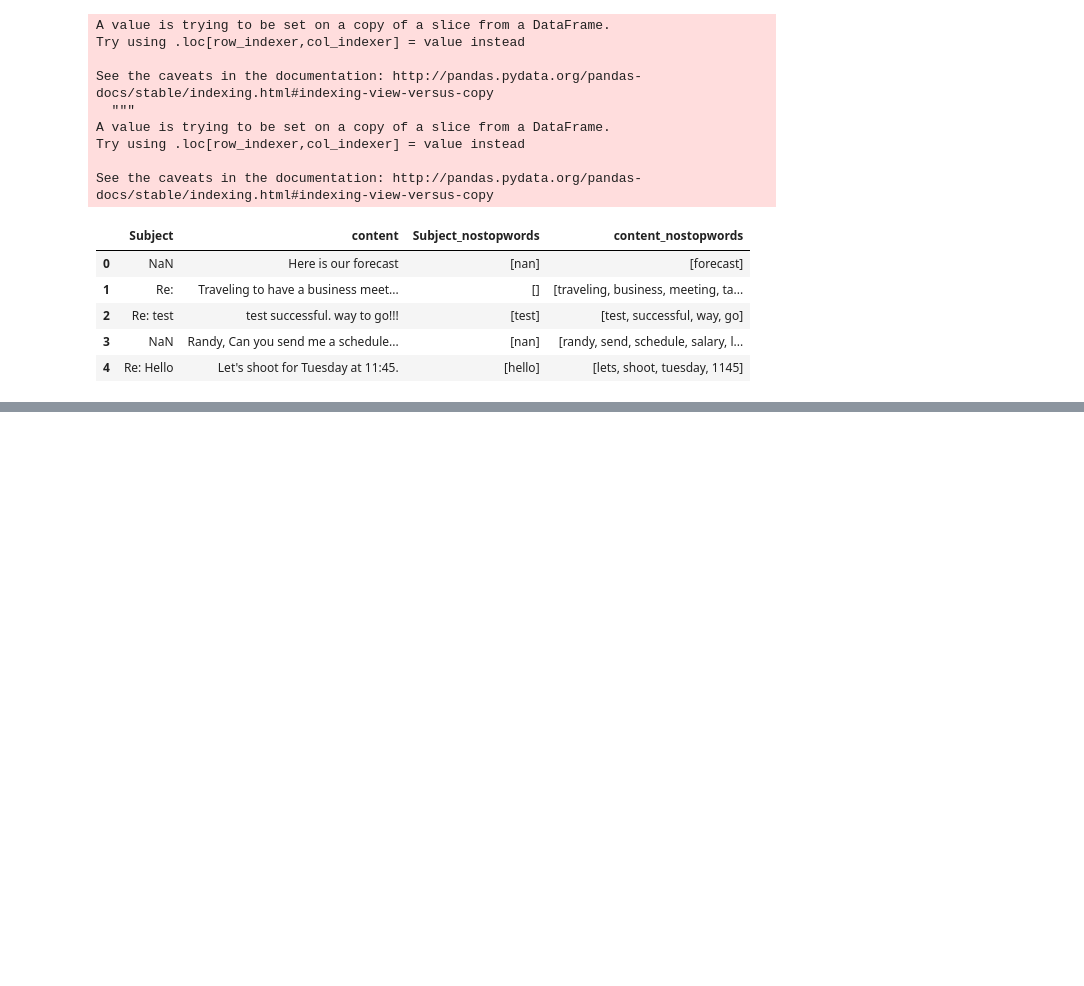
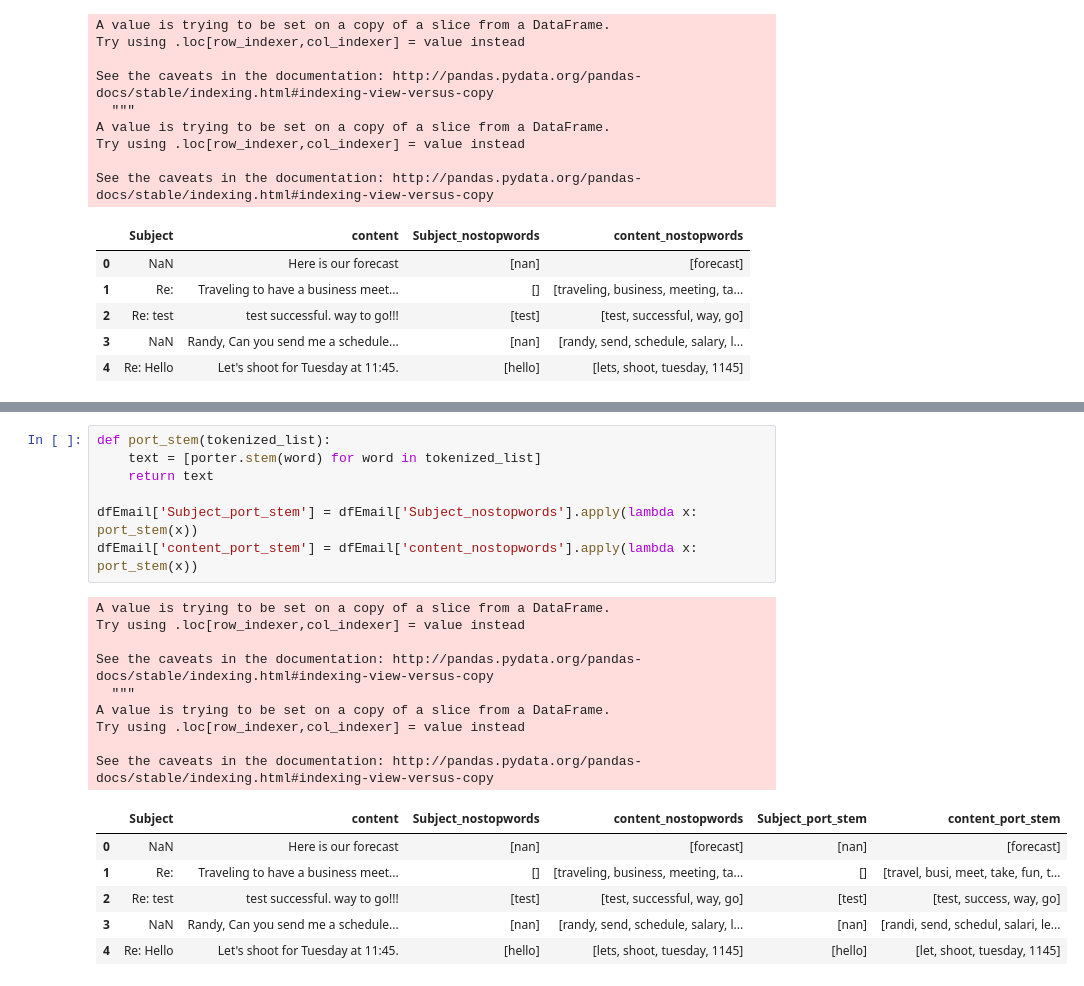
Before and after one commit to Connecting-the-Dots-with-ML/Email-Semantic-Analysis, a Jupyter notebook: NLP_mayur.ipynb, the cells around one changed output, grey strips where cells are left out. Cells and saved outputs as stored; diff of their text form; blank space fills up the shorter version.

```diff
--- a/NLP_mayur.ipynb
+++ b/NLP_mayur.ipynb
@@ -166,0 +206,23 @@ See the caveats in the documentation: http://pandas.pydata.org/pandas-docs/stabl
+# %%
+def port_stem(tokenized_list):
+    text = [porter.stem(word) for word in tokenized_list]
+    return text
+
+dfEmail['Subject_port_stem'] = dfEmail['Subject_nostopwords'].apply(lambda x: port_stem(x))
+dfEmail['content_port_stem'] = dfEmail['content_nostopwords'].apply(lambda x: port_stem(x))
+# %% [output]
+A value is trying to be set on a copy of a slice from a DataFrame.
+Try using .loc[row_indexer,col_indexer] = value instead
+
+See the caveats in the documentation: http://pandas.pydata.org/pandas-docs/stable/indexing.html#indexing-view-versus-copy
+  """
+A value is trying to be set on a copy of a slice from a DataFrame.
+Try using .loc[row_indexer,col_indexer] = value instead
+
+See the caveats in the documentation: http://pandas.pydata.org/pandas-docs/stable/indexing.html#indexing-view-versus-copy
+|  | Subject | content | Subject_nostopwords | content_nostopwords | Subject_port_stem | content_port_stem |
+| 0 | NaN | Here is our forecast | [nan] | [forecast] | [nan] | [forecast] |
+| 1 | Re: | Traveling to have a business meet... | [] | [traveling, business, meeting, ta... | [] | [travel, busi, meet, take, fun, t... |
+| 2 | Re: test | test successful. way to go!!! | [test] | [test, successful, way, go] | [test] | [test, success, way, go] |
+| 3 | NaN | Randy, Can you send me a schedule... | [nan] | [randy, send, schedule, salary, l... | [nan] | [randi, send, schedul, salari, le... |
+| 4 | Re: Hello | Let's shoot for Tuesday at 11:45. | [hello] | [lets, shoot, tuesday, 1145] | [hello] | [let, shoot, tuesday, 1145] |
```
Also changed, not shown: parts of 8 cells of this notebook.
